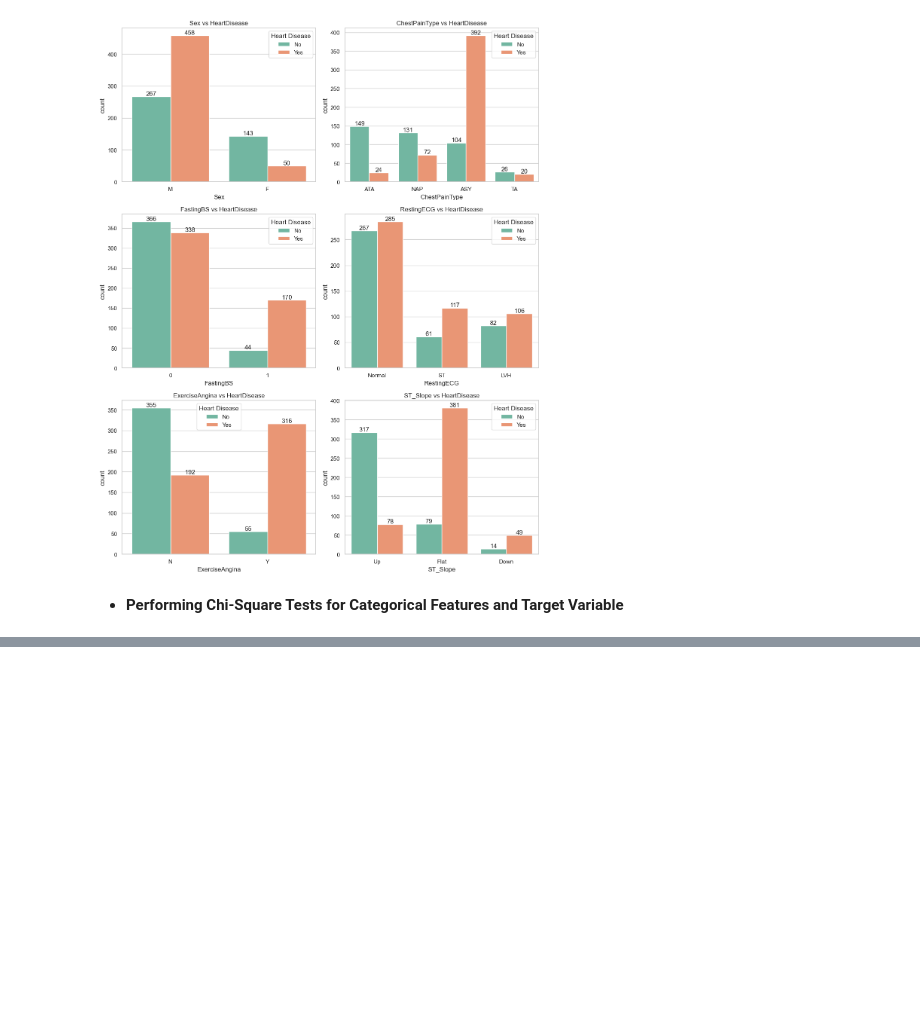
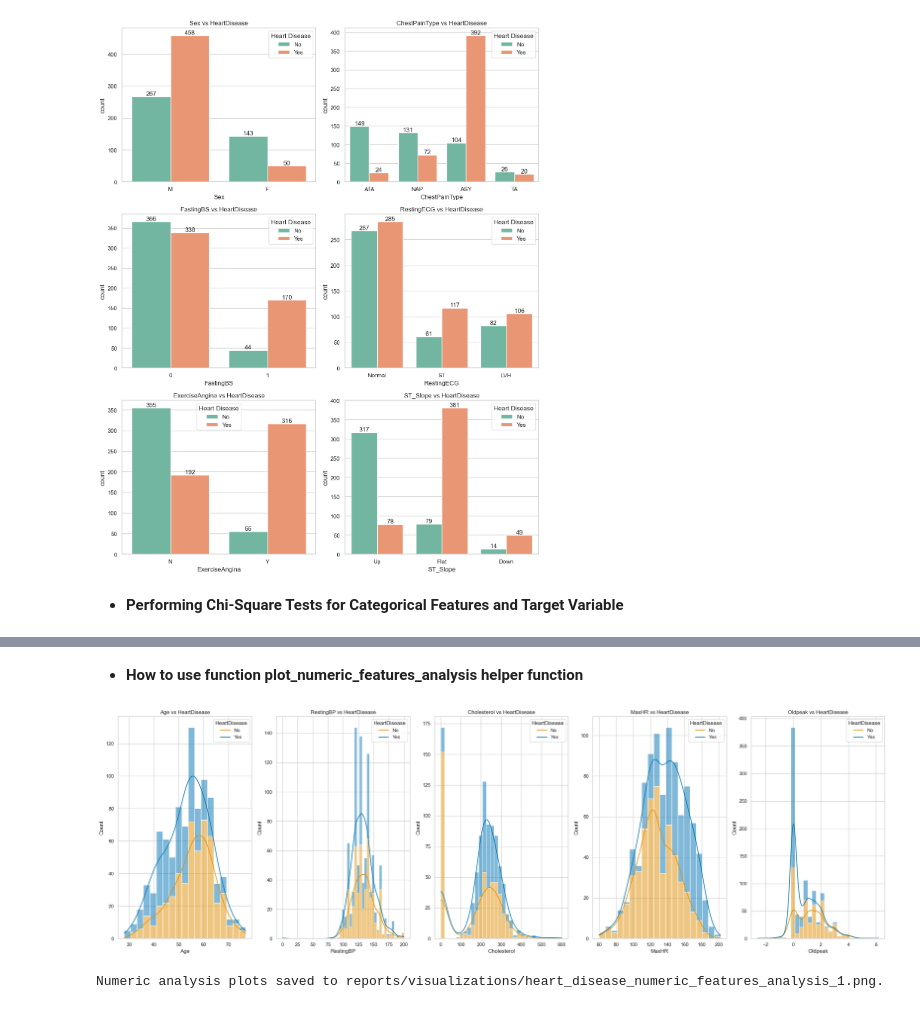
Before and after one commit to khirmas67/Prediction_Of_Heart_Failure, a Jupyter notebook: experiments/data_processing.ipynb, the cells around one changed output, grey strips where cells are left out. Cells and saved outputs as stored; diff of their text form; code cells hidden in the pictures; blank space fills up the shorter version.

```diff
--- a/experiments/data_processing.ipynb
+++ b/experiments/data_processing.ipynb
@@ -504,0 +577,21 @@ Chi-square statistic: 84.1451
+# %% [markdown]
+- **How to use function plot_numeric_features_analysis helper function**
+# %%
+from src.plot_numeric_features_analysis import plot_numeric_analysis
+
+# Load the dataset
+data_file = "data/raw/heart.csv"
+heart_data = pd.read_csv(data_file)
+
+# Define numeric features and target
+numeric_features = ['Age', 'RestingBP', 'Cholesterol', 'MaxHR', 'Oldpeak']  # Replace with your numeric features
+target = 'HeartDisease'
+
+# Output file for the visualizations
+output_file = "reports/visualizations/heart_disease_numeric_features_analysis_1.png"
+
+# Generate and save the plots
+plot_numeric_analysis(heart_data, numeric_features, target, output_file, palette="colorblind", figsize=(25, 8))
+# %% [output]
+[figure, added]
+Numeric analysis plots saved to reports/visualizations/heart_disease_numeric_features_analysis_1.png.
```
Also changed, not shown: parts of 15 cells of this notebook, 15 other files.
